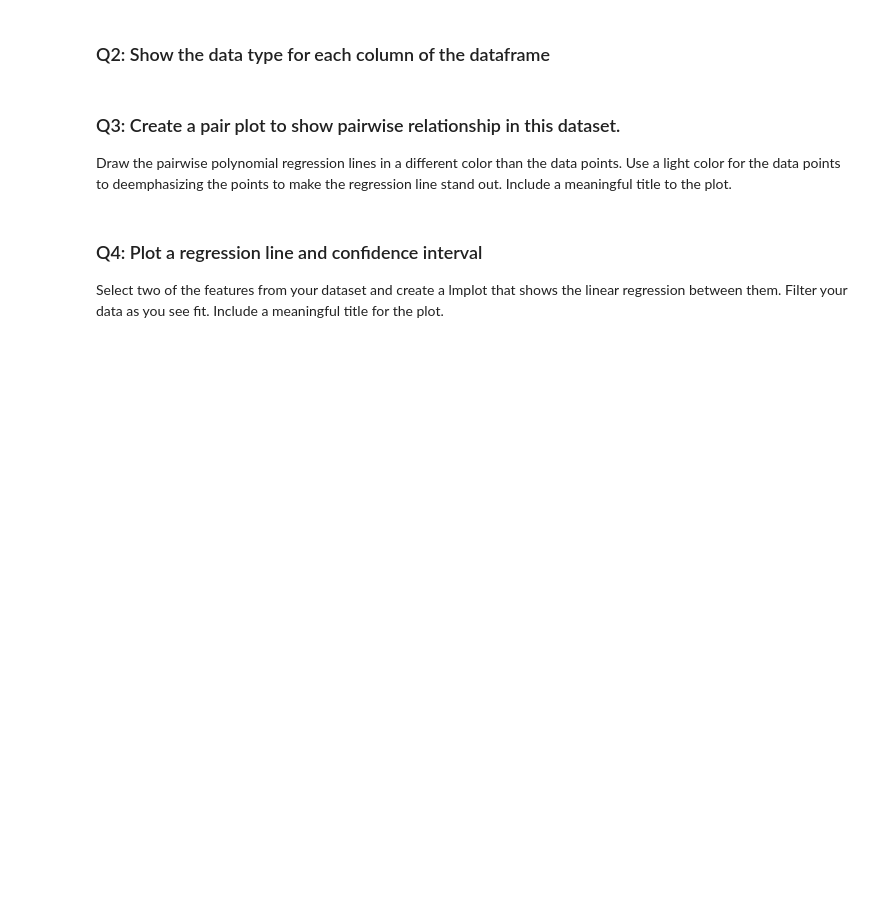
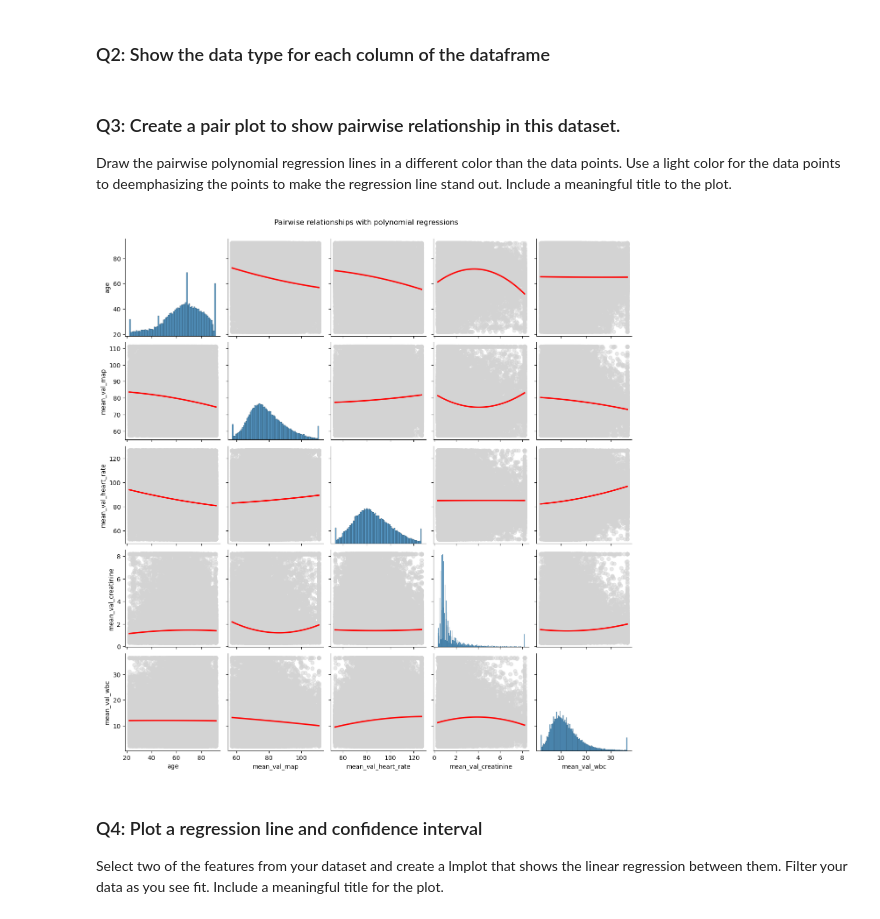
Before and after one commit to CS133-DataVisualization/term-project-team1, a Jupyter notebook: P1_relplot-scatter.ipynb, the cells around one changed output. Drawn from its saved outputs; the diff is of its cells as text; code cells hidden in the pictures; blank space fills up the shorter version.

```diff
--- a/P1_relplot-scatter.ipynb
+++ b/P1_relplot-scatter.ipynb
@@ -27,6 +50,37 @@ df = pd.read_parquet(data_path)
 # %% [markdown]
 ### Q3: Create a pair plot to show pairwise relationship in this dataset.
 Draw the pairwise polynomial regression lines in a different color than the data points. Use a light color for the data points to deemphasizing the points to make the regression line stand out. Include a meaningful title to the plot.
+# %%
+# we pick specific columns because it will
+# otherwise take too long to plot 64 x 64 columns
+interesting_cols = [
+    'age',
+    'mean_val_map',
+    'mean_val_heart_rate',
+    'mean_val_creatinine',
+    'mean_val_wbc'
+]
+
+plot_df = df[interesting_cols].dropna()
+
+# to zoom out the points
+plot_df = plot_df.clip(
+   lower=plot_df.quantile(0.01),
+   upper=plot_df.quantile(0.99),
+   axis=1
+)
+graph = sns.pairplot(data=plot_df, kind="reg",
+                     plot_kws={
+                        'order': 2,
+                        'scatter_kws': {'color': 'lightgray', 'alpha': 0.5},
+                        'line_kws': {'color': 'red'}
+                     }
+)
+
+graph.figure.suptitle("Pairwise relationships with polynomial regressions", y=1.02)
+plt.show()
+# %% [output]
+[figure, added]
 # %% [markdown]
 ### Q4: Plot a regression line and confidence interval
 Select two of the features from your dataset and create a lmplot that shows the linear regression between them. Filter your data as you see fit. Include a meaningful title for the plot.
```
Also changed, not shown: parts of 1 cell of this notebook.
